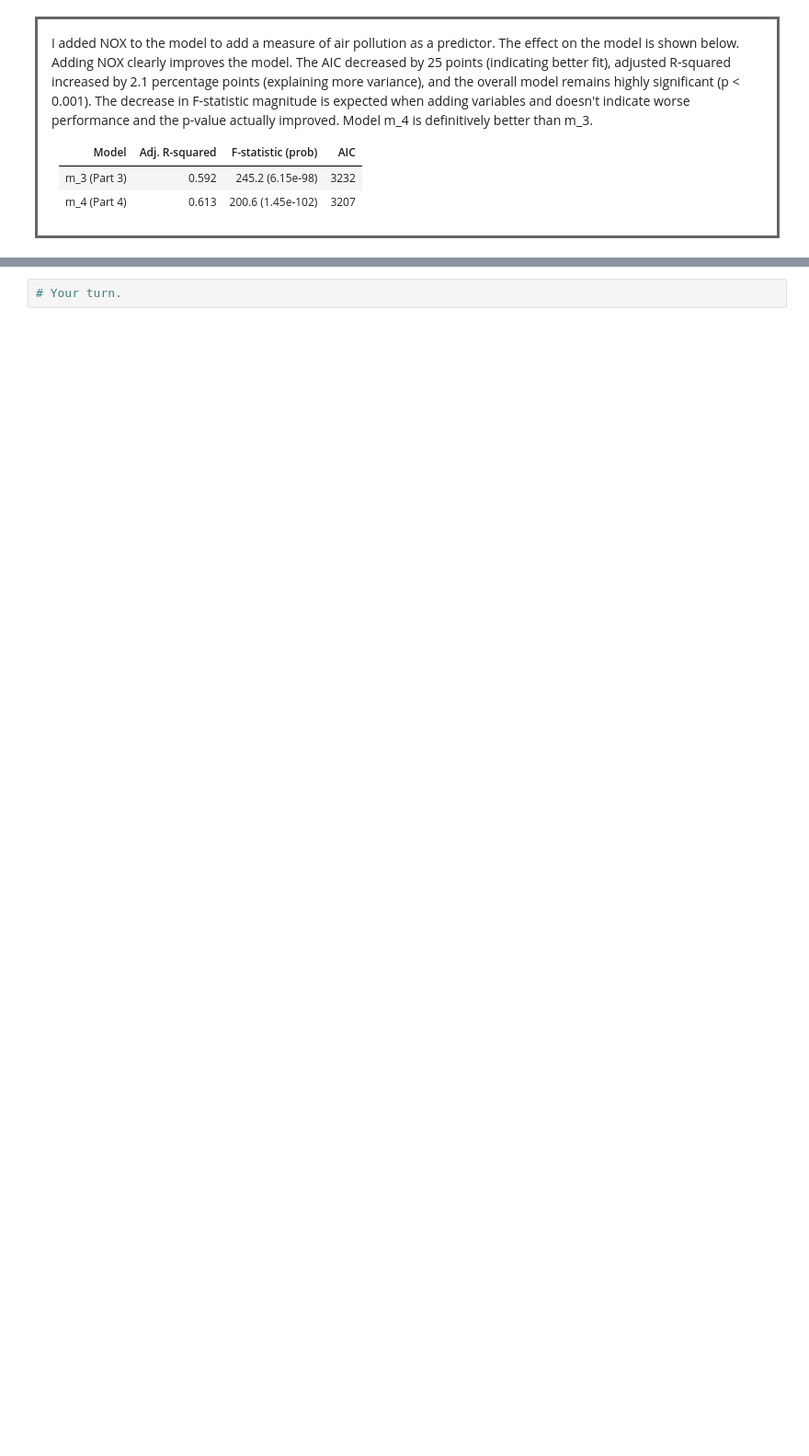
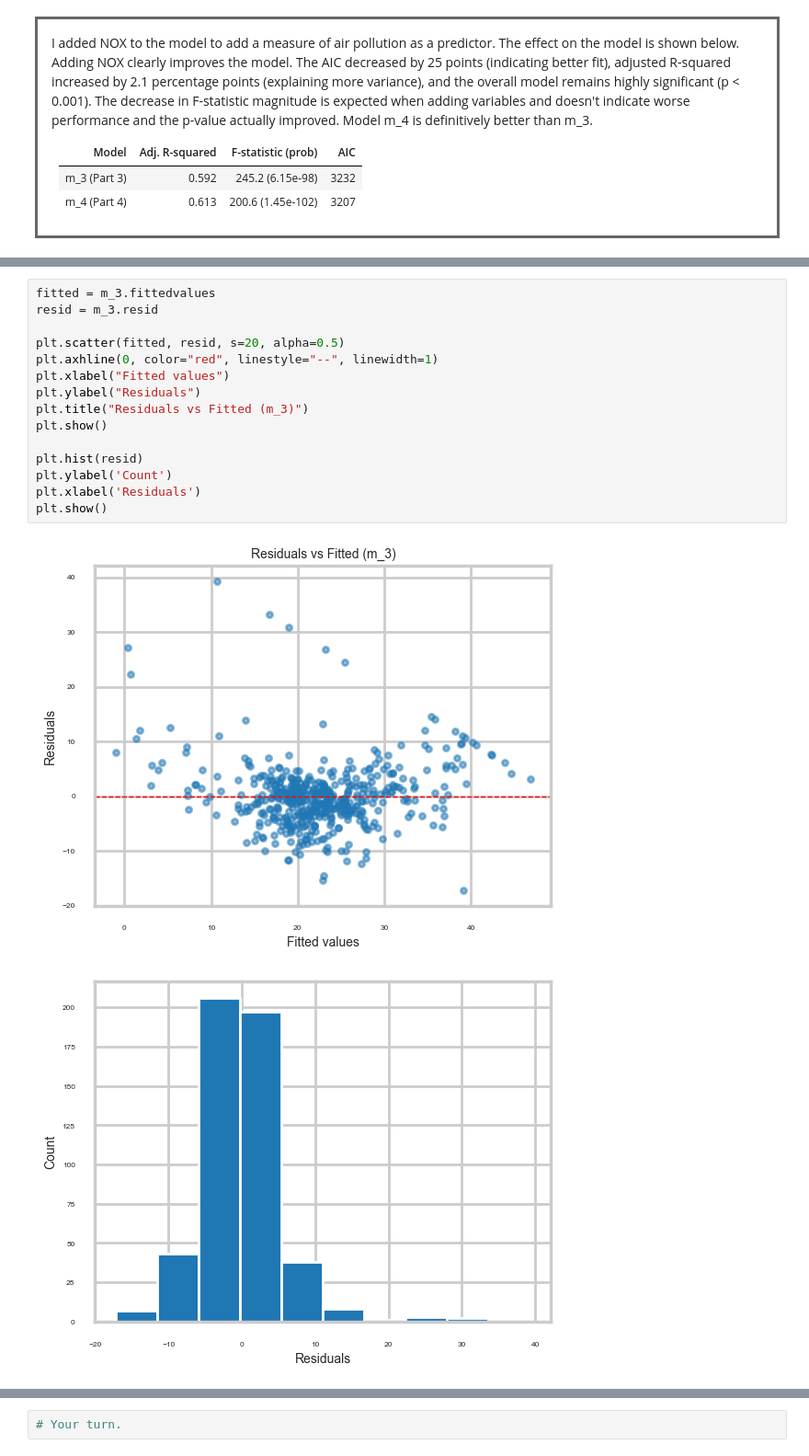
Before and after one commit to amschiltz/springboard_projects, a Jupyter notebook: Case_Study-Boston_Housing/Mini_Project_Linear_Regression.ipynb, the cells around one changed output, grey strips where cells are left out. Shown: that part at 92% size. Cells and saved outputs as stored; diff of their text form; blank space fills up the shorter version.

```diff
--- a/Case_Study-Boston_Housing/Mini_Project_Linear_Regression.ipynb
+++ b/Case_Study-Boston_Housing/Mini_Project_Linear_Regression.ipynb
@@ -958,0 +945,18 @@ There are some other issues that are important investigate with linear regressio
+# %%
+fitted = m_3.fittedvalues
+resid = m_3.resid
+
+plt.scatter(fitted, resid, s=20, alpha=0.5)
+plt.axhline(0, color="red", linestyle="--", linewidth=1)
+plt.xlabel("Fitted values")
+plt.ylabel("Residuals")
+plt.title("Residuals vs Fitted (m_3)")
+plt.show()
+
+plt.hist(resid)
+plt.ylabel('Count')
+plt.xlabel('Residuals')
+plt.show()
+# %% [output]
+[figure, added]
+[figure, added]
```
Also changed, not shown: parts of 12 cells of this notebook.
